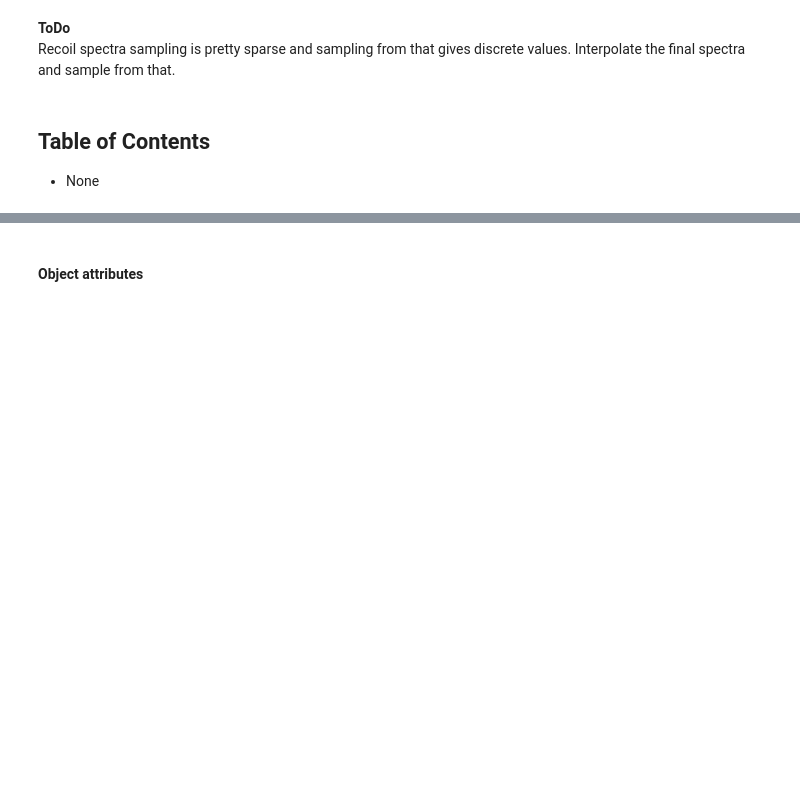
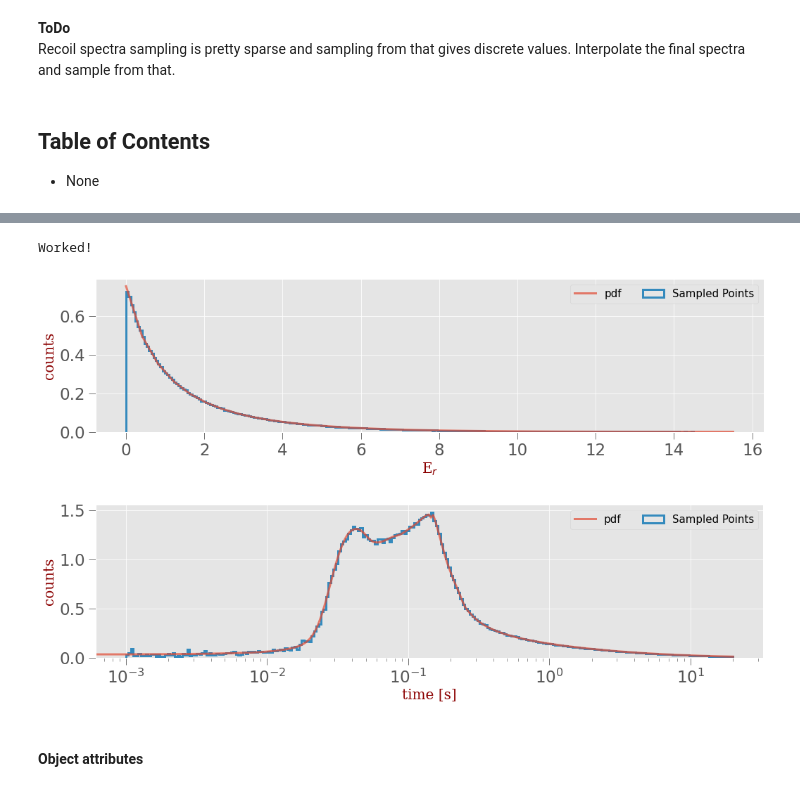
Before and after one commit to XENONnT/multimessenger, a Jupyter notebook: notebooks/Supernova_Signal-WFSim.ipynb, the cells around one changed output, grey strips where cells are left out. Cells and saved outputs as stored; diff of their text form; code cells hidden in the pictures; blank space fills up the shorter version.

```diff
--- a/notebooks/Supernova_Signal-WFSim.ipynb
+++ b/notebooks/Supernova_Signal-WFSim.ipynb
@@ -48,7 +44,11 @@ M30sn_model.get_recoil_spectra2D()
 # %%
 plotter = Plotter(M30sn_model)
-# fig, ax, samples = plotter.plot_sampled_energies()
-# plotter.plot_sampled_energies(x='time', xscale='log');
+fig, ax, samples = plotter.plot_sampled_energies()
+plotter.plot_sampled_energies(x='time', xscale='log');
+# %% [output]
+Worked!
+[figure, added]
+[figure, added]
 # %% [markdown]
 #### Object attributes
 # %%
```
Also changed, not shown: parts of 30 cells of this notebook, 7 other files.
